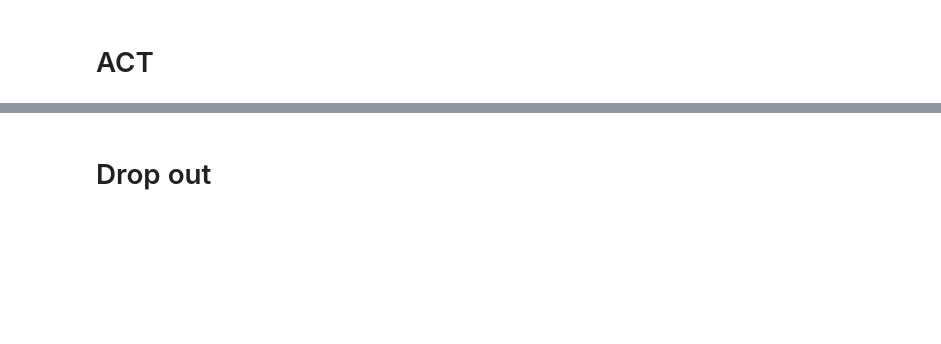
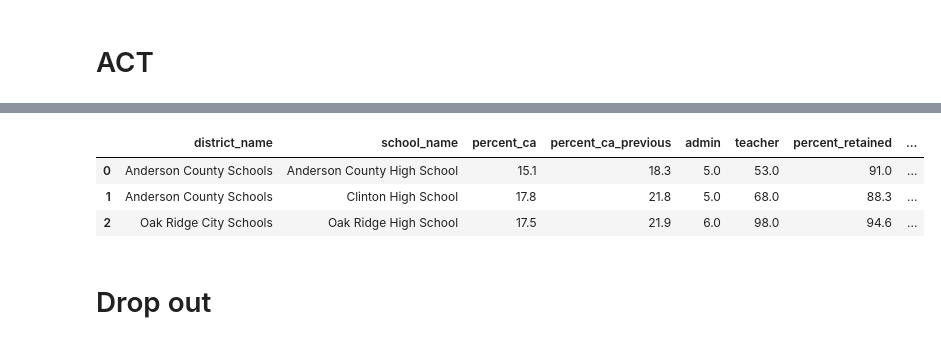
Before and after one commit to matthgray/nss_capstone, a Jupyter notebook: notebook/2019_cleaning.ipynb, the cells around one changed output, grey strips where cells are left out. Cells and saved outputs as stored; diff of their text form; code cells hidden in the pictures; blank space fills up the shorter version.

```diff
--- a/notebook/2019_cleaning.ipynb
+++ b/notebook/2019_cleaning.ipynb
@@ -334,6 +321,10 @@ act_df= act_df[act_df['act_composite_avg']!= '*']
 act_df= act_df[act_df['act_composite_avg']!= '**']
 # %%
 # remove ** and * from 21 or higher avg_composit and 21_or higher previous 2017
+# %%
+act_df= act_df[act_df['percent_21_orhigher']!= '**']
+# %%
+act_df= act_df[act_df['percent_21_orhigher']!= '*']
 # %%
 act_df.shape
 # %% [output]
@@ -341,2 +332,14 @@ act_df.shape
+# %%
+# merge
+merge_e=merge_d.merge(act_df,how='inner', on="school_name")
+# %%
+merge_e=merge_e.drop_duplicates(subset=['school_name'])
+# %%
+merge_e.head(3)
+# %% [output]
+|  | district_name | school_name | percent_ca | percent_ca_previous | admin | teacher | percent_retained | ... |
+| 0 | Anderson County Schools | Anderson County High School | 15.1 | 18.3 | 5.0 | 53.0 | 91.0 | ... |
+| 1 | Anderson County Schools | Clinton High School | 17.8 | 21.8 | 5.0 | 68.0 | 88.3 | ... |
+| 2 | Oak Ridge City Schools | Oak Ridge High School | 17.5 | 21.9 | 6.0 | 98.0 | 94.6 | ... |
 # %% [markdown]
 # Drop out
```
Also changed, not shown: parts of 43 cells of this notebook, 4 other files.
